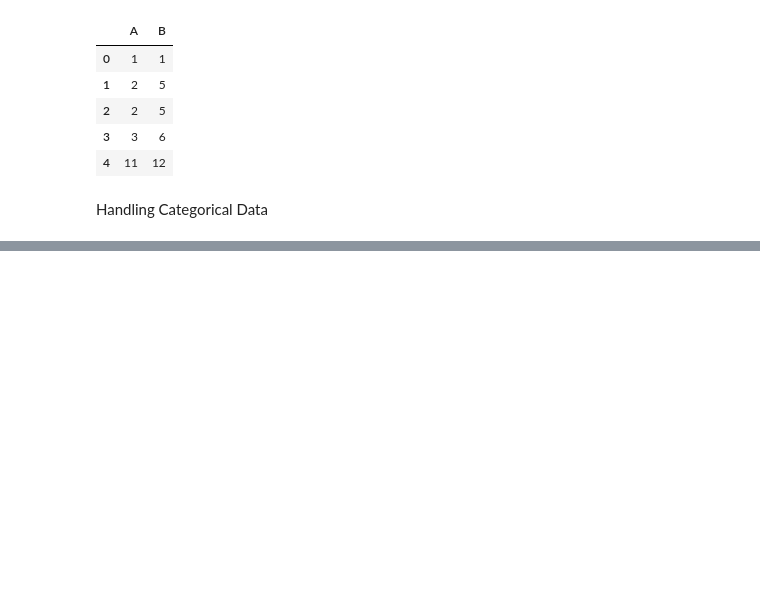
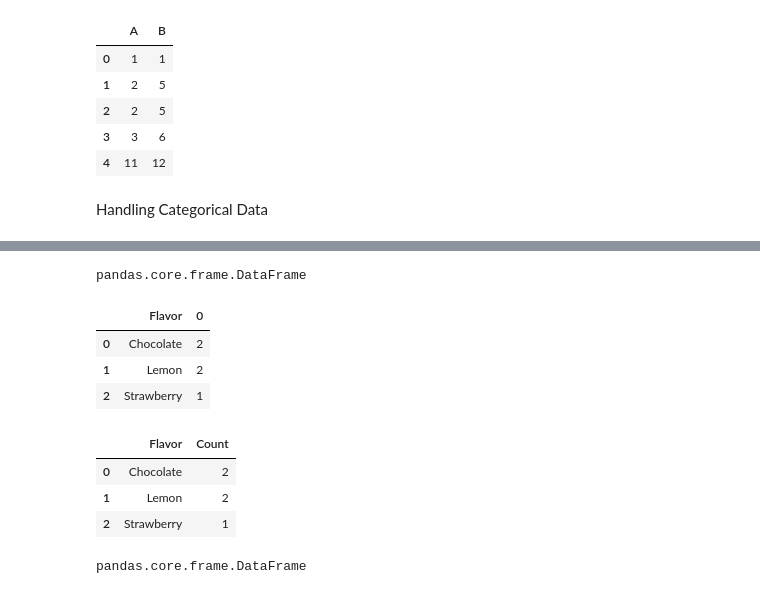
Before and after one commit to srinivasskc/my_datascience_journal, a Jupyter notebook: pandas_notebook.ipynb, the cells around one changed output, grey strips where cells are left out. Saved outputs shown, nothing was run; the diff lists cells and outputs as text; code cells hidden in the pictures; blank space fills up the shorter version.

```diff
--- a/pandas_notebook.ipynb
+++ b/pandas_notebook.ipynb
@@ -1635,0 +1708,25 @@ Handling Categorical Data
+# %%
+type(df_category.groupby('Flavor').agg({'Flavor': 'count'}))
+# %% [output]
+pandas.core.frame.DataFrame
+# %%
+# Convert Series to DataFrame
+df_category.groupby("Flavor").size().reset_index()
+# %% [output]
+|  | Flavor | 0 |
+| 0 | Chocolate | 2 |
+| 1 | Lemon | 2 |
+| 2 | Strawberry | 1 |
+# %%
+# Columns are reset to default integer index and the grouped data is converted to a DataFrame.
+df_category.groupby("Flavor").size().reset_index(name='Count')
+# %% [output]
+|  | Flavor | Count |
+| 0 | Chocolate | 2 |
+| 1 | Lemon | 2 |
+| 2 | Strawberry | 1 |
+# %%
+# This returns type as DataFrame
+type(df_category.groupby("Flavor").size().reset_index())
+# %% [output]
+pandas.core.frame.DataFrame
```
Also changed, not shown: parts of 9 cells of this notebook, 1 other file.
